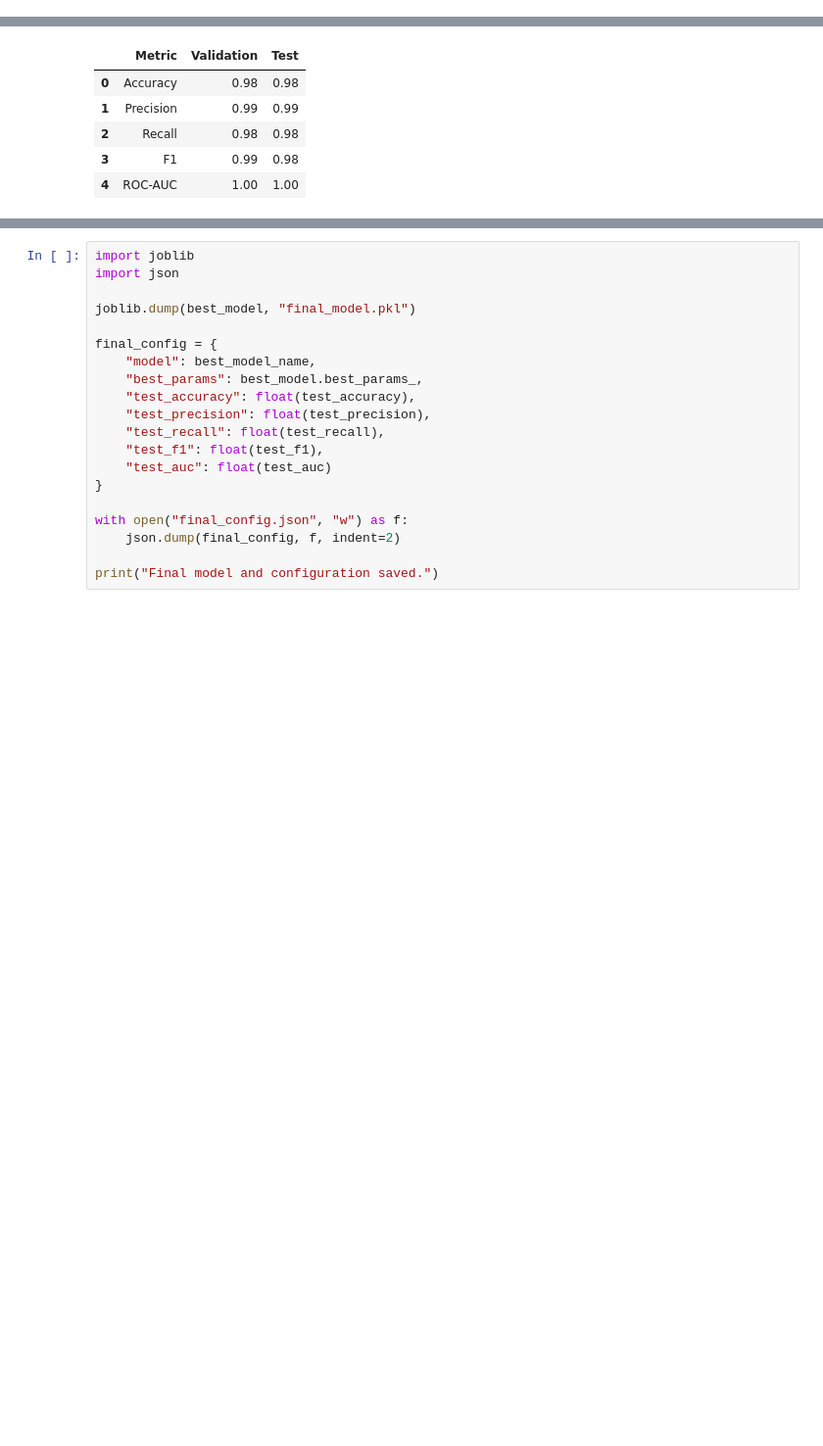
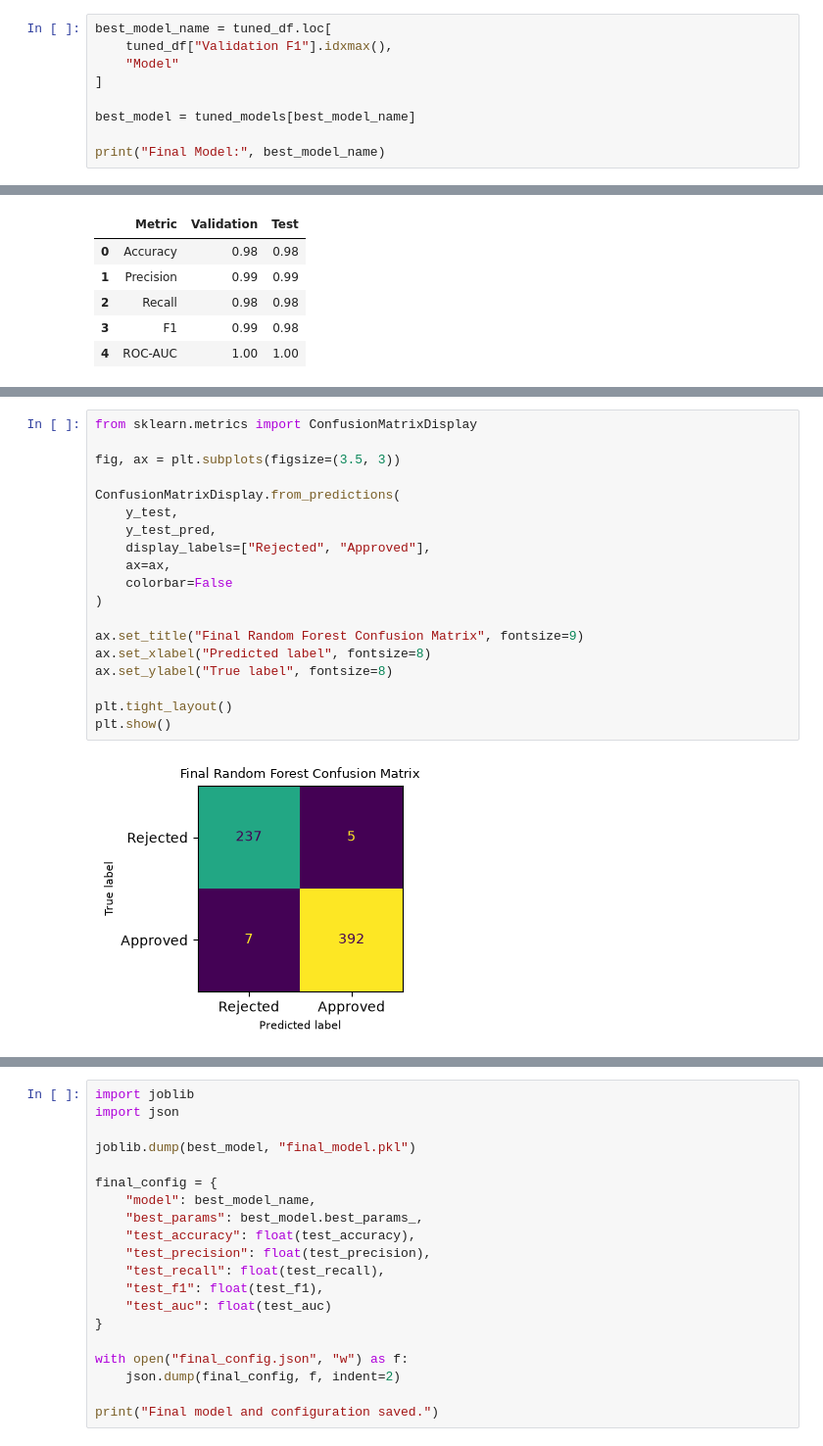
Before and after one commit to Benjamin-Ajagun/loan-approval-prediction, a Jupyter notebook: loan_approval_prediction.ipynb, the cells around one changed output, grey strips where cells are left out. Shown at 98% size. Saved outputs shown, nothing was run; the diff lists cells and outputs as text; blank space fills up the shorter version.

```diff
--- a/loan_approval_prediction.ipynb
+++ b/loan_approval_prediction.ipynb
@@ -1207,0 +1300,9 @@ Now we choose the best tuned model based on the validation results and evaluate
+# %%
+best_model_name = tuned_df.loc[
+    tuned_df["Validation F1"].idxmax(),
+    "Model"
+]
+
+best_model = tuned_models[best_model_name]
+
+print("Final Model:", best_model_name)
@@ -1333,0 +1403,21 @@ Random Forest was selected as the final model because it achieved the highest va
+# %%
+from sklearn.metrics import ConfusionMatrixDisplay
+
+fig, ax = plt.subplots(figsize=(3.5, 3))
+
+ConfusionMatrixDisplay.from_predictions(
+    y_test,
+    y_test_pred,
+    display_labels=["Rejected", "Approved"],
+    ax=ax,
+    colorbar=False
+)
+
+ax.set_title("Final Random Forest Confusion Matrix", fontsize=9)
+ax.set_xlabel("Predicted label", fontsize=8)
+ax.set_ylabel("True label", fontsize=8)
+
+plt.tight_layout()
+plt.show()
+# %% [output]
+[figure, added]
```
Also changed, not shown: parts of 57 cells of this notebook.
